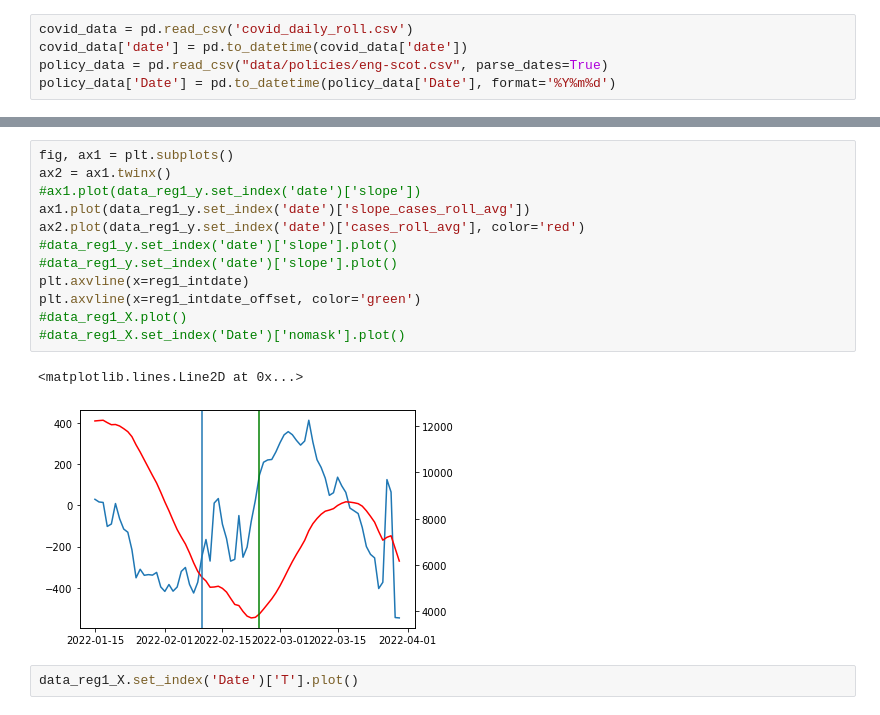
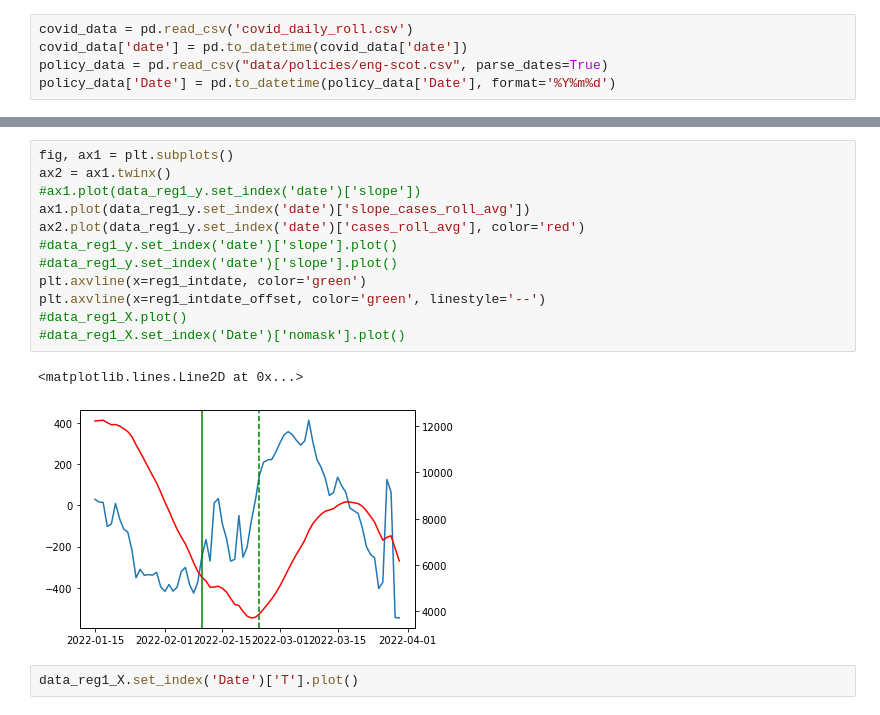
Before and after one commit to samuelhoenle/cusp-dd-2022-group2, a Jupyter notebook: regressions.ipynb, the cells around one changed output, grey strips where cells are left out. Cells and saved outputs as stored; diff of their text form.

```diff
--- a/regressions.ipynb
+++ b/regressions.ipynb
@@ -71,18 +73,18 @@ See the caveats in the documentation: https://pandas.pydata.org/pandas-docs/stab
 # %%
 fig, ax1 = plt.subplots()
 ax2 = ax1.twinx()
 #ax1.plot(data_reg1_y.set_index('date')['slope'])
 ax1.plot(data_reg1_y.set_index('date')['slope_cases_roll_avg'])
 ax2.plot(data_reg1_y.set_index('date')['cases_roll_avg'], color='red')
 #data_reg1_y.set_index('date')['slope'].plot()
 #data_reg1_y.set_index('date')['slope'].plot()
-plt.axvline(x=reg1_intdate)
-plt.axvline(x=reg1_intdate_offset, color='green')
+plt.axvline(x=reg1_intdate, color='green')
+plt.axvline(x=reg1_intdate_offset, color='green', linestyle='--')
 #data_reg1_X.plot()
 #data_reg1_X.set_index('Date')['nomask'].plot()
 # %% [output]
 <matplotlib.lines.Line2D at 0x...>
-[figure, old version]
+[figure, new version]
 # %%
 data_reg1_X.set_index('Date')['T'].plot()
 # %% [output]
```
Also changed, not shown: parts of 10 cells of this notebook, 1 other file.
